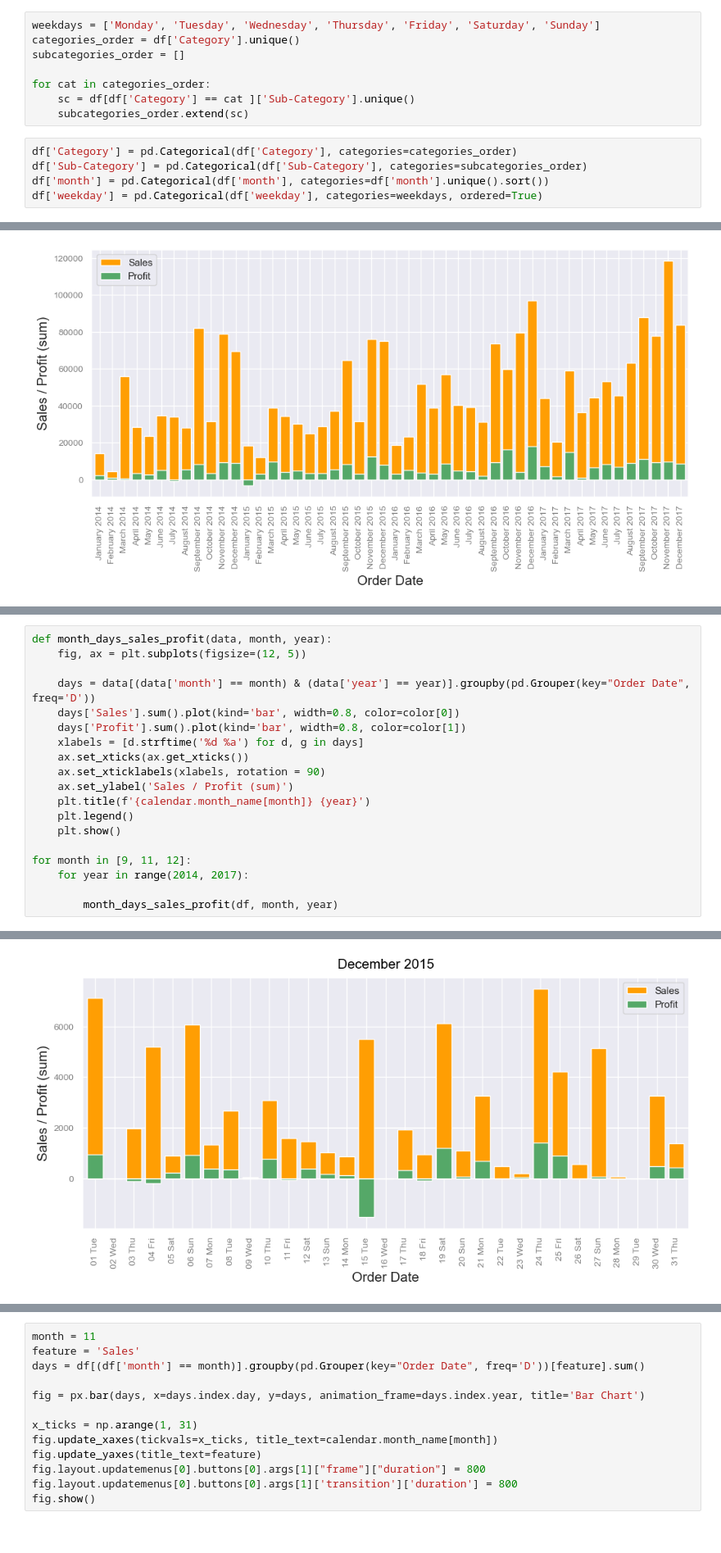
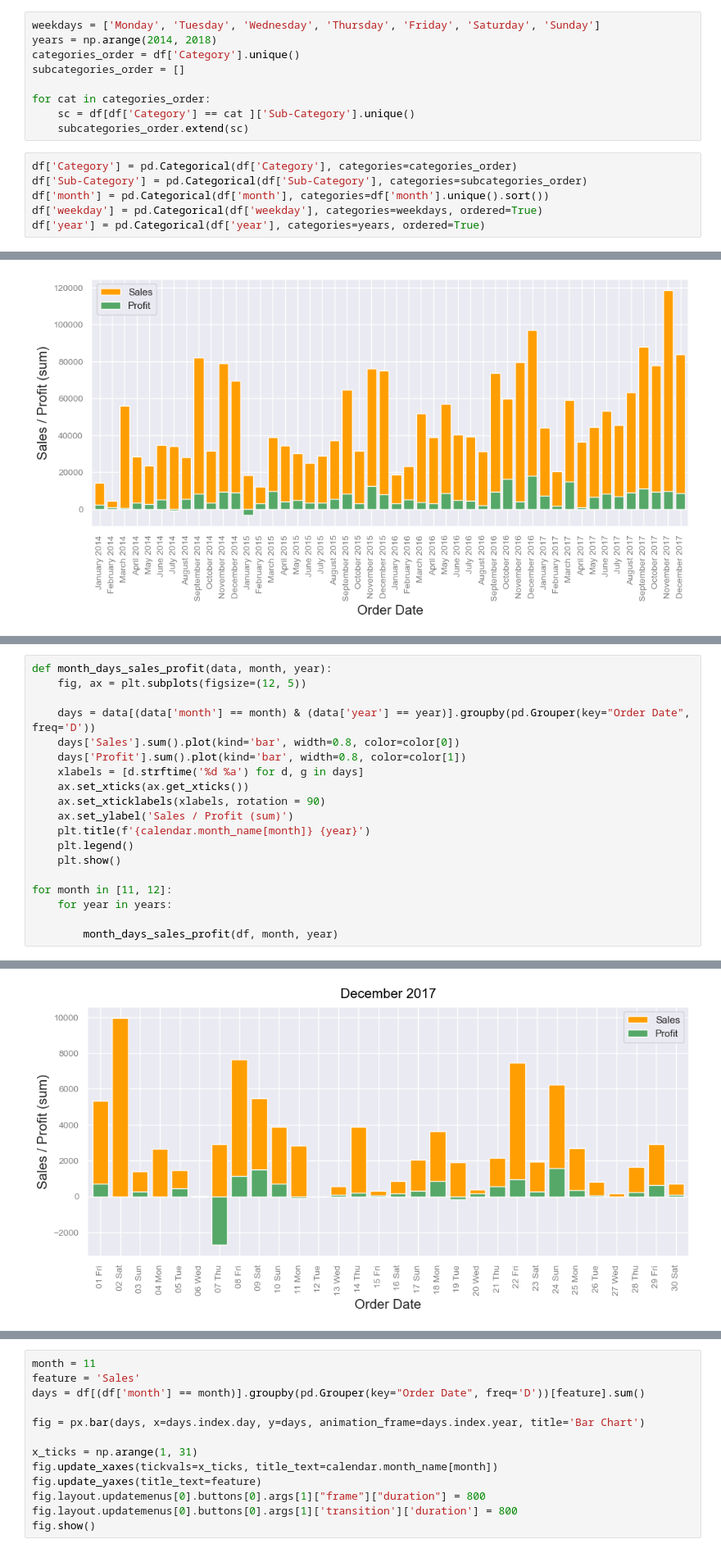
Before and after one commit to mks-0/code-academy, a Jupyter notebook: E-Commerce/e-com-eda.ipynb, the cells around one changed output, grey strips where cells are left out. Shown: that part at 82% size. Cells and saved outputs as stored; diff of their text form.

```diff
--- a/E-Commerce/e-com-eda.ipynb
+++ b/E-Commerce/e-com-eda.ipynb
@@ -120,6 +120,7 @@ df['weekday'] = df['Order Date'].dt.strftime('%A')
 df['Delivery Time'] = (df['Ship Date'] - df['Order Date']).dt.days
 # %%
 weekdays = ['Monday', 'Tuesday', 'Wednesday', 'Thursday', 'Friday', 'Saturday', 'Sunday']
+years = np.arange(2014, 2018)
 categories_order = df['Category'].unique()
 subcategories_order = []
 
@@ -131,6 +132,7 @@ df['Category'] = pd.Categorical(df['Category'], categories=categories_order)
 df['Sub-Category'] = pd.Categorical(df['Sub-Category'], categories=subcategories_order)
 df['month'] = pd.Categorical(df['month'], categories=df['month'].unique().sort())
 df['weekday'] = pd.Categorical(df['weekday'], categories=weekdays, ordered=True)
+df['year'] = pd.Categorical(df['year'], categories=years, ordered=True)
 # %%
 nunique_check(df, 'Order ID', 'Ship Date')
 nunique_check(df, ['Order ID', 'Product ID'], 'Sales')
@@ -351,8 +370,8 @@ def month_days_sales_profit(data, month, year):
     plt.legend()
     plt.show()
 
-for month in [9, 11, 12]:
-    for year in range(2014, 2017):
+for month in [11, 12]:
+    for year in years:
 
         month_days_sales_profit(df, month, year)
 # %% [output]
@@ -366 +385 @@ for month in [9, 11, 12]:
-[figure, old version]
+[figure, new version]
```
Also changed, not shown: parts of 5 cells of this notebook, 1 other file.
